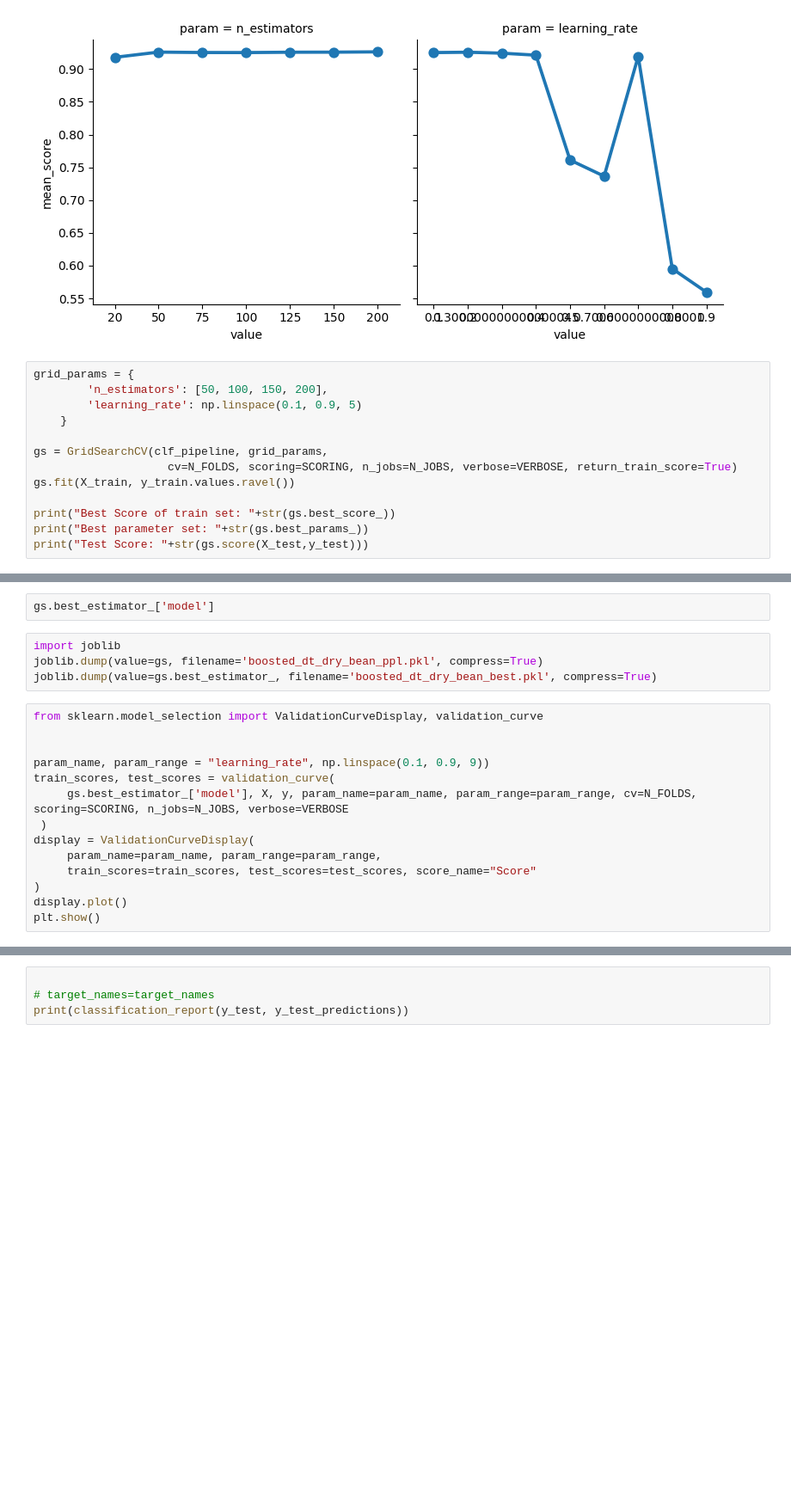
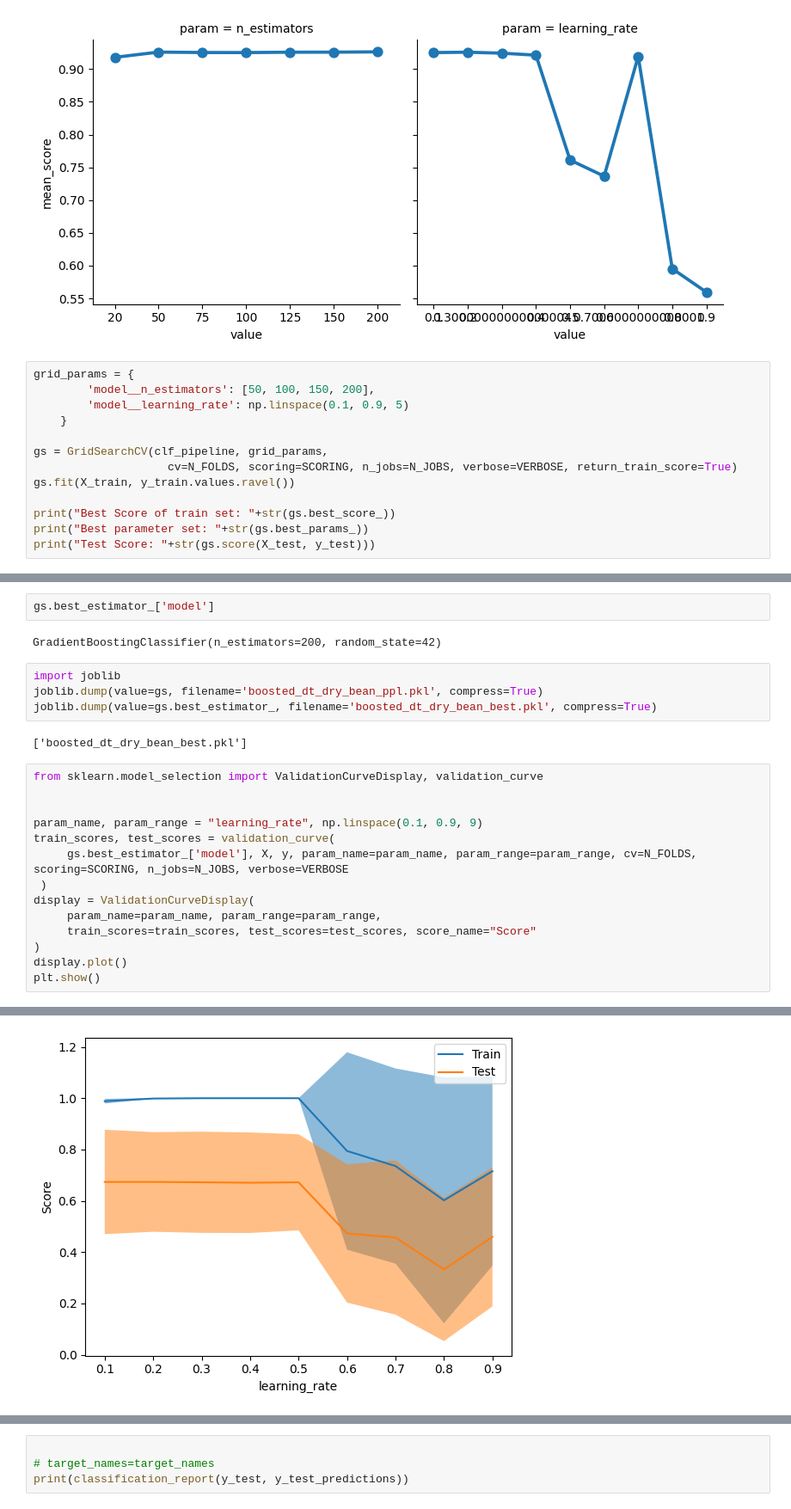
Before and after one commit to PavanKB/PS_1, a Jupyter notebook: boosted_dt_dry_bean.ipynb, the cells around one changed output, grey strips where cells are left out. Shown at 86% size. Saved outputs shown, nothing was run; the diff lists cells and outputs as text; blank space fills up the shorter version.

Commit message:
updated boosted dt file

```diff
--- a/boosted_dt_dry_bean.ipynb
+++ b/boosted_dt_dry_bean.ipynb
@@ -129,8 +131,8 @@ sns.FacetGrid(cv_scores, col='param', col_wrap=3, height=4, sharex=False).map(sn
 [figure]
 # %%
 grid_params = {
-        'n_estimators': [50, 100, 150, 200],
-        'learning_rate': np.linspace(0.1, 0.9, 5)
+        'model__n_estimators': [50, 100, 150, 200],
+        'model__learning_rate': np.linspace(0.1, 0.9, 5)
     }
 
 gs = GridSearchCV(clf_pipeline, grid_params,
@@ -139,6 +141,6 @@ gs.fit(X_train, y_train.values.ravel())
 
 print("Best Score of train set: "+str(gs.best_score_))
 print("Best parameter set: "+str(gs.best_params_))
-print("Test Score: "+str(gs.score(X_test,y_test)))
+print("Test Score: "+str(gs.score(X_test, y_test)))
 # %% [output]
 Fitting 5 folds for each of 20 candidates, totalling 100 fits
@@ -149,14 +150,18 @@ ValueError: Invalid parameter 'learning_rate' for estimator Pipeline(steps=[('co
 # %%
 gs.best_estimator_['model']
+# %% [output]
+GradientBoostingClassifier(n_estimators=200, random_state=42)
 # %%
 import joblib
 joblib.dump(value=gs, filename='boosted_dt_dry_bean_ppl.pkl', compress=True)
 joblib.dump(value=gs.best_estimator_, filename='boosted_dt_dry_bean_best.pkl', compress=True)
+# %% [output]
+['boosted_dt_dry_bean_best.pkl']
 # %%
 from sklearn.model_selection import ValidationCurveDisplay, validation_curve
 
 
-param_name, param_range = "learning_rate", np.linspace(0.1, 0.9, 9))
+param_name, param_range = "learning_rate", np.linspace(0.1, 0.9, 9)
 train_scores, test_scores = validation_curve(
      gs.best_estimator_['model'], X, y, param_name=param_name, param_range=param_range, cv=N_FOLDS, scoring=SCORING, n_jobs=N_JOBS, verbose=VERBOSE
  )
@@ -166,3 +171,4 @@ display = ValidationCurveDisplay(
 )
 display.plot()
 plt.show()
+# %% [output]
@@ -169,3 +180,4 @@ plt.show()
+[figure, added]
 # %%
 gs.cv_results_.keys()
 
```
Also changed, not shown: parts of 9 cells of this notebook.
